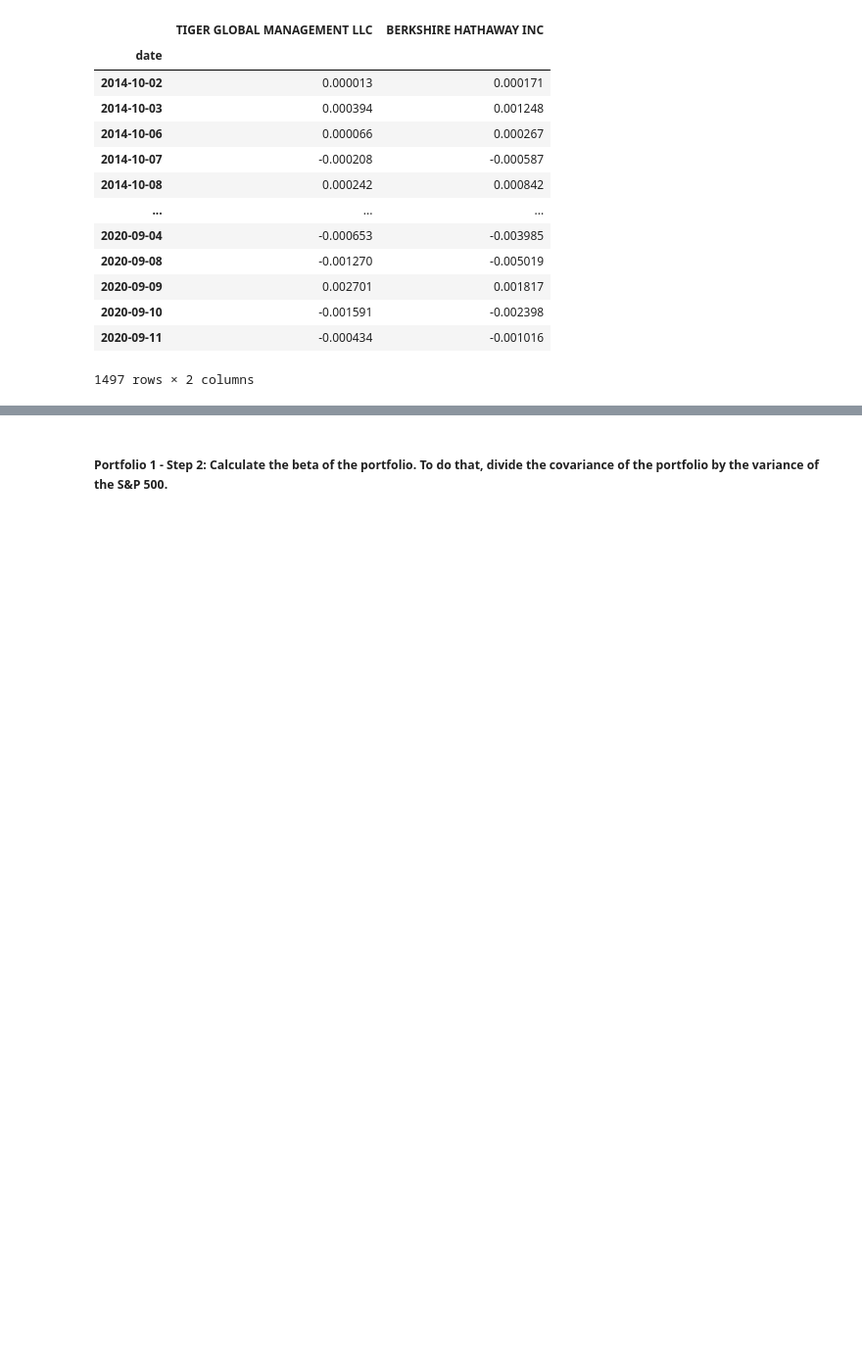
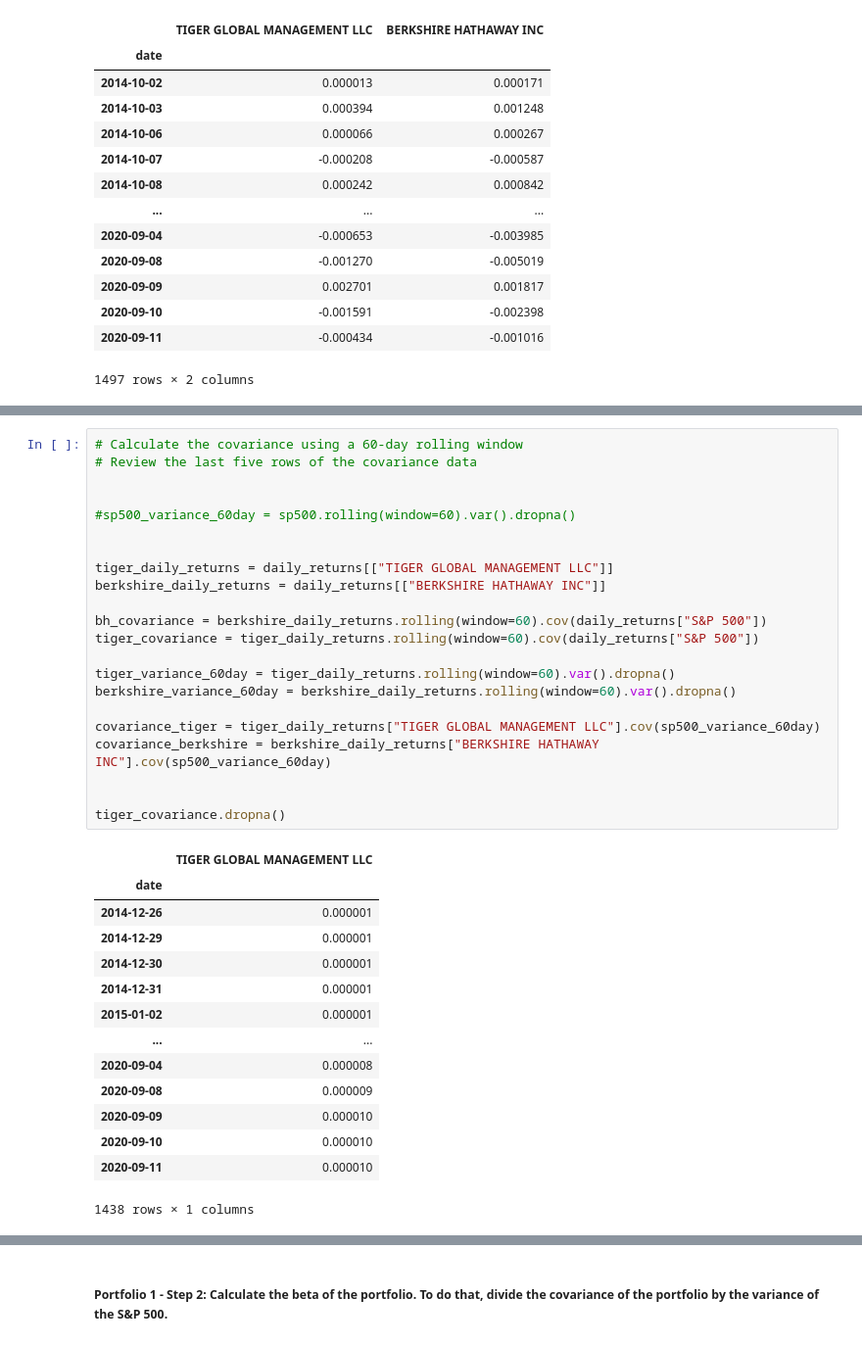
Before and after one commit to madhugirl/Whale-Investment-Opp, a Jupyter notebook: risk_return_analysis.ipynb, the cells around one changed output, grey strips where cells are left out. Shown at 98% size. Drawn from its saved outputs; the diff is of its cells as text; blank space fills up the shorter version.

```diff
--- a/risk_return_analysis.ipynb
+++ b/risk_return_analysis.ipynb
@@ -560,0 +528,37 @@ AttributeError: 'numpy.float64' object has no attribute 'rolling'
+# %%
+# Calculate the covariance using a 60-day rolling window
+# Review the last five rows of the covariance data
+
+
+#sp500_variance_60day = sp500.rolling(window=60).var().dropna()
+
+
+tiger_daily_returns = daily_returns[["TIGER GLOBAL MANAGEMENT LLC"]]
+berkshire_daily_returns = daily_returns[["BERKSHIRE HATHAWAY INC"]]
+
+bh_covariance = berkshire_daily_returns.rolling(window=60).cov(daily_returns["S&P 500"])
+tiger_covariance = tiger_daily_returns.rolling(window=60).cov(daily_returns["S&P 500"])
+
+tiger_variance_60day = tiger_daily_returns.rolling(window=60).var().dropna()
+berkshire_variance_60day = berkshire_daily_returns.rolling(window=60).var().dropna()
+
+covariance_tiger = tiger_daily_returns["TIGER GLOBAL MANAGEMENT LLC"].cov(sp500_variance_60day)
+covariance_berkshire = berkshire_daily_returns["BERKSHIRE HATHAWAY INC"].cov(sp500_variance_60day)
+
+
+tiger_covariance.dropna()
+# %% [output]
+|  | TIGER GLOBAL MANAGEMENT LLC |
+| date |  |
+| 2014-12-26 | 0.000001 |
+| 2014-12-29 | 0.000001 |
+| 2014-12-30 | 0.000001 |
+| 2014-12-31 | 0.000001 |
+| 2015-01-02 | 0.000001 |
+| ... | ... |
+| 2020-09-04 | 0.000008 |
+| 2020-09-08 | 0.000009 |
+| 2020-09-09 | 0.000010 |
+| 2020-09-10 | 0.000010 |
+| 2020-09-11 | 0.000010 |
+1438 rows × 1 columns
```
Also changed, not shown: parts of 11 cells of this notebook.
